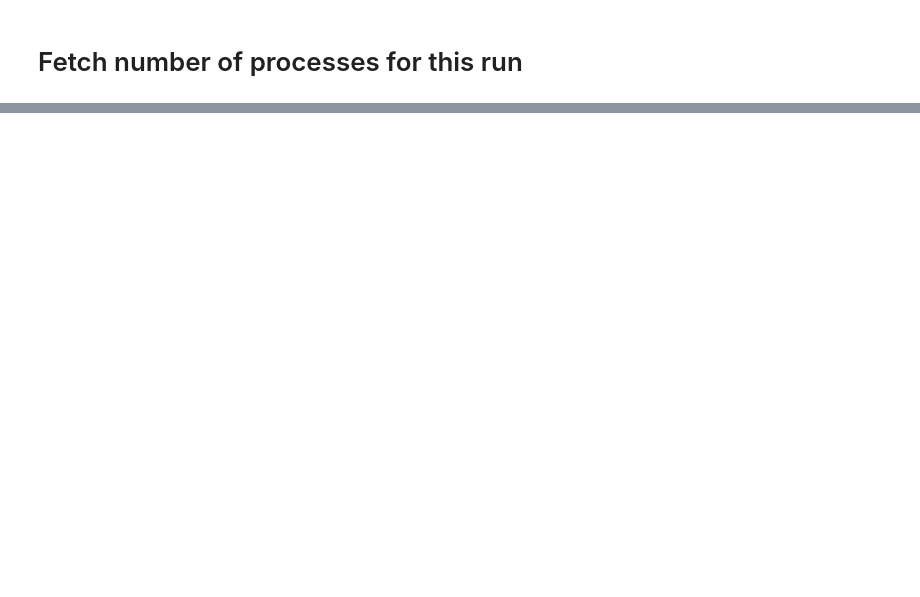
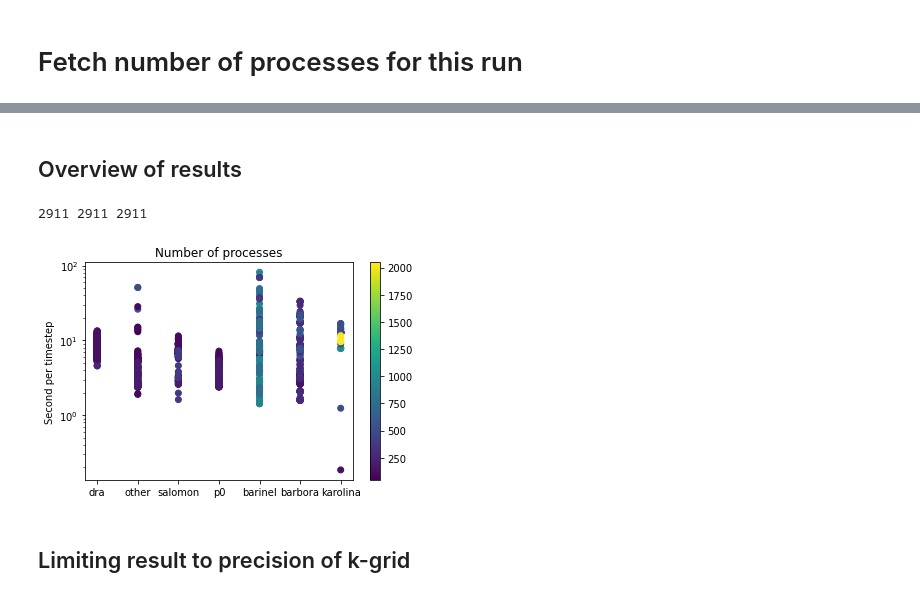
Before and after one commit to tjyderrien/octopus-quantumlap, a Jupyter notebook: Maths/Tibo-biatrisrv/HPC-CaptureOctopusEfficiency.ipynb, the cells around one changed output, grey strips where cells are left out. Drawn from its saved outputs; the diff is of its cells as text; code cells hidden in the pictures; blank space fills up the shorter version.

```diff
--- a/Maths/Tibo-biatrisrv/HPC-CaptureOctopusEfficiency.ipynb
+++ b/Maths/Tibo-biatrisrv/HPC-CaptureOctopusEfficiency.ipynb
@@ -119,0 +139,11 @@ libString.LookUpStringInFile(file, "processes").strip().split()[4]
+# %%
+data=pd.read_csv("SiComplete-2023-09-12-BiatriSrv-v2.4-WithToleranceOnField-WithAll-2.csv", "\t", header=2)
+# data=pd.read_csv("2021-02-25-Au-AllData-Database-v2.1.2.csv", "\t", header=2)
+# data=pd.read_csv("SiComplete-2023-04-30-BiatriSrv-v2.2.1-WithToleranceOnField-WithAll.csv", "\t", header=2)
+# data=pd.read_csv("alpha-SiO2-19-07-2023-AllFinishedRuns.csv", "\t", header=2)
+# data=pd.read_csv("Database.csv", "\t", header=2)
+datafull=data
+data.describe(include="all")
+data=data.rename(columns={"##JobID": "JobID"})
+datafull=data
+data.dtypes
@@ -119,0 +168,26 @@ libString.LookUpStringInFile(file, "processes").strip().split()[4]
+# %% [markdown]
+## Overview of results
+# %%
+from octopus_slabs.Libs.libPlotting import MachineNameList, MachineNameHeader
+Machine_List = data.Machine.values.tolist()
+MachineNameList
+Machine_data = [MachineNameList[int(x)] for x in Machine_List]
+print(len(Machine_data), len(data.DurationPerTimeStepLastRun), len(data.NumberOfProcesses))
+# %% [output]
+2911 2911 2911
+# %%
+# %matplotlib
+plt.figure()
+# plt.scatter(Machine_data, data.DurationPerTimeStepLastRun/data.NumberOfProcesses, c=data.PolarizationAngle/np.pi)
+plt.scatter(Machine_data, data.DurationPerTimeStepLastRun, c=data.NumberOfProcesses)
+plt.yscale("log")
+plt.colorbar()
+# plt.xlabel("Machines")
+plt.title("Number of processes")
+plt.ylabel("Second per timestep")
+plt.savefig("20230912-Overview.eps")
+plt.show()
+# %% [output]
+[figure, added]
+# %% [markdown]
+## Limiting result to precision of k-grid
```
Also changed, not shown: parts of 39 cells of this notebook.
